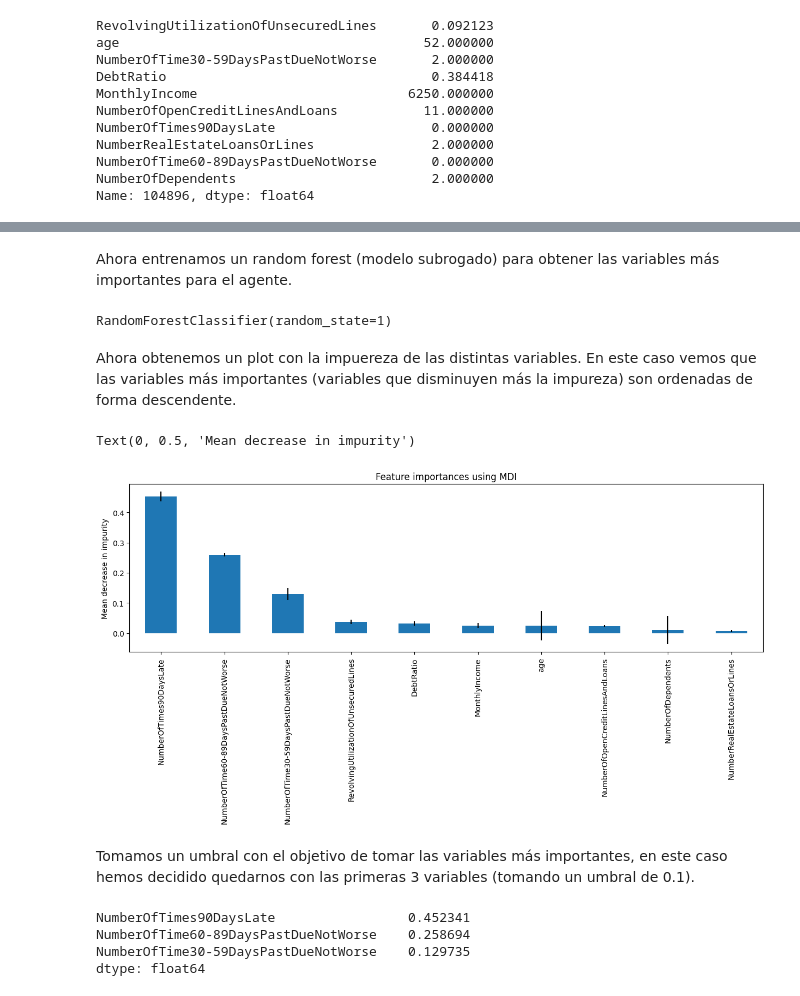
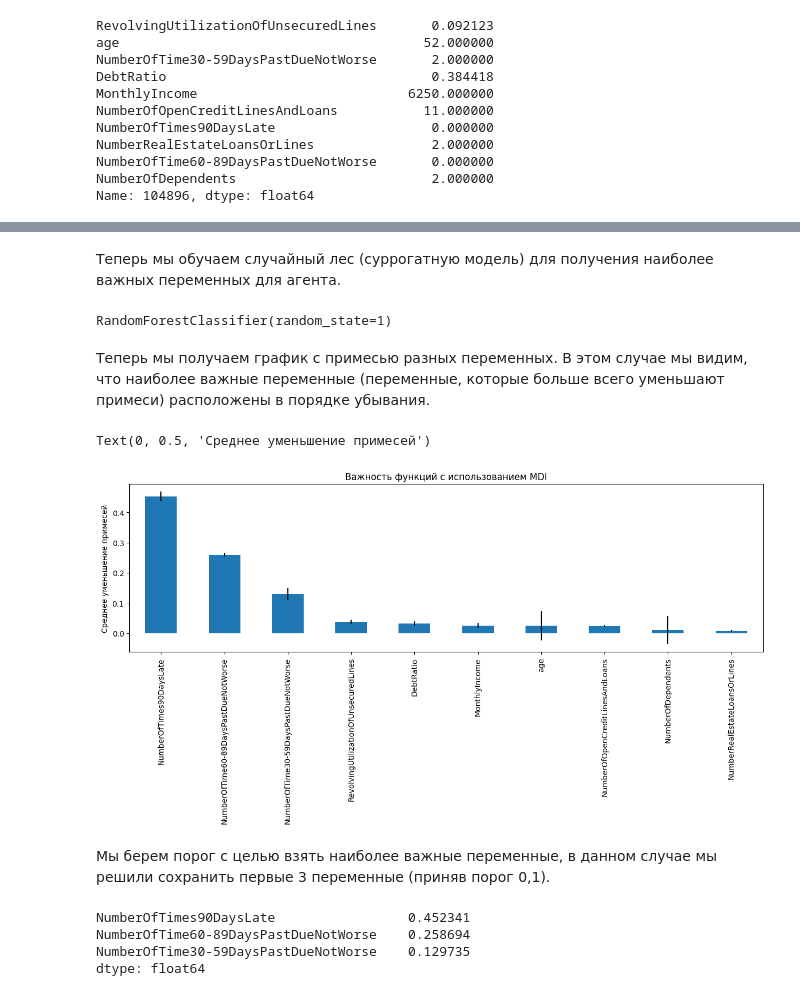
Before and after one commit to dmitrytimokhin/Multi-armed-bandit, a Jupyter notebook: Кредитный скоринг (тест).ipynb, the cells around one changed output, grey strips where cells are left out. Cells and saved outputs as stored; diff of their text form; code cells hidden in the pictures.

```diff
--- a/Кредитный скоринг (тест).ipynb
+++ b/Кредитный скоринг (тест).ipynb
@@ -816,15 +814,15 @@ A continuación, definimos la función ***runExperiment()*** que nos permitirá
 # %%
 def runExperiment(clientes: clientes, agent: LinearBandits, N = 10000, training_mode = True):
     '''
-    Esta función corre un experimento para unos clientes y agente dado, permitiendonos
-    obtener las mismas métricas utilizadas anteriormente.
+    Эта функция запускает эксперимент для данного клиента и агента, что позволяет нам
+     получить те же показатели, которые использовались ранее.
 
-    Parámetros:
-        - clientes: Corresponde a la clase clientes.
-        - agent: Corresponde al agente utilizando la clase LinearBandits.
-        - N: Corresponde a los primeros N clientets sobre los cuales el agente realiza una acción.
-        - training_mode: Si esta en True los pesos (Q) del agente se van actualizando en el proceso,
-        caso contrario, unicamente se obtienen las acciones dadas por el agente y no se actualiza Q.
+     Параметры:
+     - клиенты: соответствует классу клиентов.
+     - агент: соответствует агенту, использующему класс LinearBandits.
+     - N: соответствует первым N клиентам, над которыми агент выполняет действие.
+     - Training_mode: Если это правда, веса (Q) агента обновляются в процессе,
+     В противном случае получаются только действия, заданные агентом, и Q не обновляется.
 
     '''
 
@@ -833,27 +831,27 @@ def runExperiment(clientes: clientes, agent: LinearBandits, N = 10000, training_
     #Regret
     regret_promedio, regret_total, regret_total_vec = [], 0, []
 
-    # Agente contextual lineal
+    # Линейный контекстный агент
     ag = agent
 
     for i in tqdm(range(N)):
         clientes.cliente()
 
-        # Obtenemos el contexto
+        # Мы получаем контекст
         contexto = clientes.get_context()
 
-        # Escogemos una acción de acuerdo al contexto
+        # Выбираем действие по контексту
         action = ag.action(np.array(contexto))
         reward = clientes.get_reward(action)
 
-        # Actuaizamos el modelo
+        # Обновляем модель
         if training_mode:
             ag.update(contexto, action, reward)
 
         reward_total += reward
         regret = clientes.getBestReward()-reward
         regret_total += regret
-        reward_promedio.append(reward_total/(i+1)) # i+1 es el número de iteraciones
+        reward_promedio.append(reward_total/(i+1)) # i+1 — количество итераций
         reward_total_vec.append(reward_total)
         regret_promedio.append(regret_total/(i+1))
         regret_total_vec.append(regret_total)
@@ -936,5 +934,5 @@ Total de Acciones Tomadas: 75518
-# %% [markdown]
-Ahora entrenamos un random forest (modelo subrogado) para obtener las variables más importantes para el agente.
+# %% [markdown]
+Теперь мы обучаем случайный лес (суррогатную модель) для получения наиболее важных переменных для агента.
 # %%
 from sklearn.ensemble import RandomForestClassifier
 
@@ -942,23 +940,23 @@ forest = RandomForestClassifier(random_state=1)
 forest.fit(X_train, taked_actions)
 # %% [output]
 RandomForestClassifier(random_state=1)
-# %% [markdown]
-Ahora obtenemos un plot con la impuereza de las distintas variables. En este caso vemos que las variables más importantes (variables que disminuyen más la impureza) son ordenadas de forma descendente.
+# %% [markdown]
+Теперь мы получаем график с примесью разных переменных. В этом случае мы видим, что наиболее важные переменные (переменные, которые больше всего уменьшают примеси) расположены в порядке убывания.
 # %%
 importances = forest.feature_importances_
 std = np.std([tree.feature_importances_ for tree in forest.estimators_], axis=0)
 forest_importances = pd.Series(importances, index=X_train.columns)
 forest_importances = forest_importances.sort_values(ascending=False)
 
 fig, ax = plt.subplots()
 forest_importances.plot.bar(yerr=std, ax=ax)
-ax.set_title("Feature importances using MDI")
-ax.set_ylabel("Mean decrease in impurity")
+ax.set_title("Важность функций с использованием MDI")
+ax.set_ylabel("Среднее уменьшение примесей")
 # %% [output]
-Text(0, 0.5, 'Mean decrease in impurity')
+Text(0, 0.5, 'Среднее уменьшение примесей')
-[figure, old version]
+[figure, new version]
-# %% [markdown]
-Tomamos un umbral con el objetivo de tomar las variables más importantes, en este caso hemos decidido quedarnos con las primeras 3 variables (tomando un umbral de 0.1).
+# %% [markdown]
+Мы берем порог с целью взять наиболее важные переменные, в данном случае мы решили сохранить первые 3 переменные (приняв порог 0,1).
 # %%
 mdi_threshold = 0.1
 fs = forest_importances[forest_importances >= mdi_threshold]
```
Also changed, not shown: parts of 83 cells of this notebook, 4 other files.
